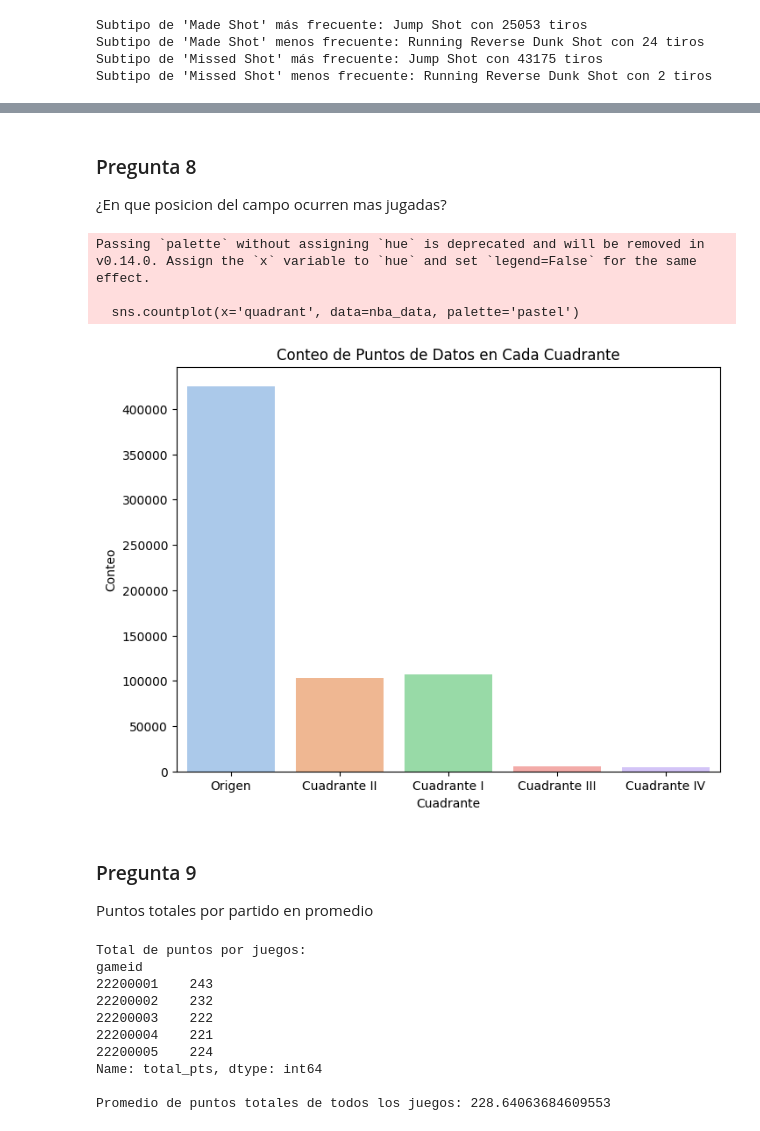
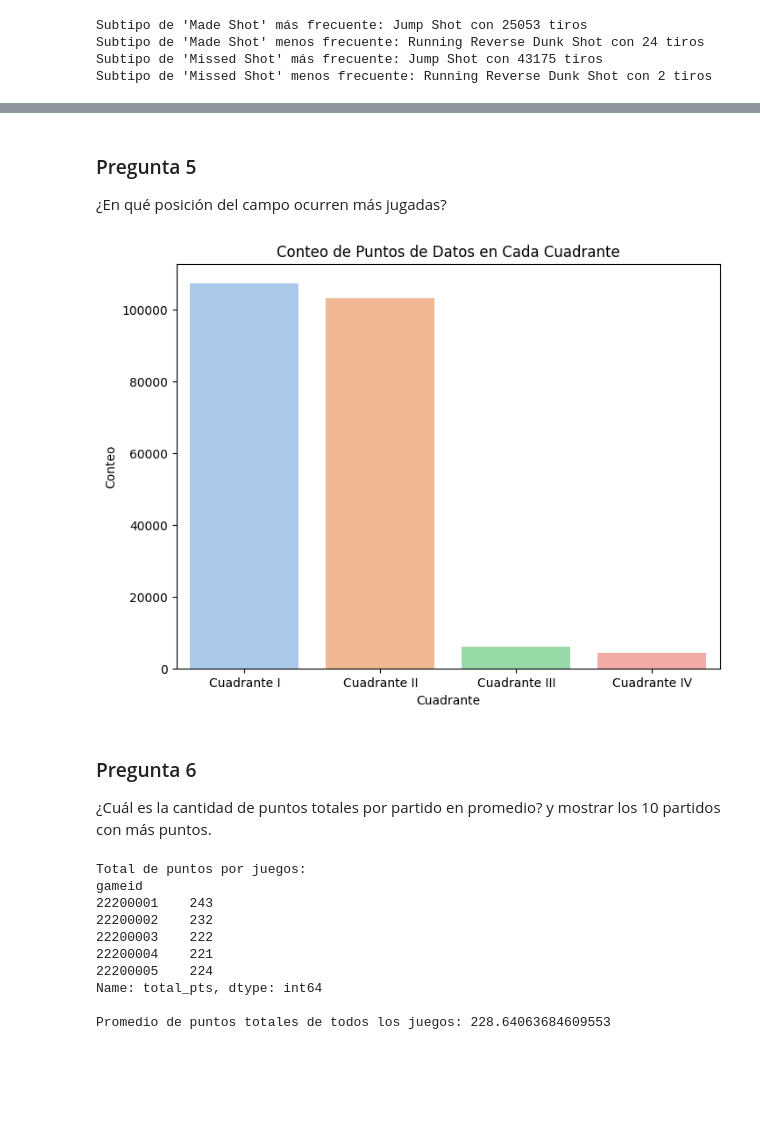
Before and after one commit to JoseGarayar/EDA_nba_data_analytics, a Jupyter notebook: eda_nba.ipynb, the cells around one changed output, grey strips where cells are left out. Cells and saved outputs as stored; diff of their text form; code cells hidden in the pictures; blank space fills up the shorter version.

```diff
--- a/eda_nba.ipynb
+++ b/eda_nba.ipynb
@@ -1063,41 +1007,44 @@ Passing `palette` without assigning `hue` is deprecated and will be removed in v
 [figure]
 # %% [markdown]
-### Pregunta 8
+### Pregunta 5
 
-¿En que posicion del campo ocurren mas jugadas?
+¿En qué posición del campo ocurren más jugadas?
 # %%
 # Definir una función para determinar el cuadrante basado en los valores de x e y
 def get_quadrant(x, y):
     if x > 0 and y > 0:
         return 'Cuadrante I'
     elif x < 0 and y > 0:
         return 'Cuadrante II'
     elif x < 0 and y < 0:
         return 'Cuadrante III'
     elif x > 0 and y < 0:
         return 'Cuadrante IV'
     else:
         return 'Origen'
 
 # Aplicar la función para crear una nueva columna 'quadrant' (cuadrante)
 nba_data['quadrant'] = nba_data.apply(lambda row: get_quadrant(row['x'], row['y']), axis=1)
 
+# Filtrar el DataFrame para excluir el 'Origen'
+filtered_nba_data = nba_data[nba_data['quadrant'] != 'Origen']
+
+# Ordenar los datos por la columna 'quadrant' alfabéticamente
+filtered_nba_data = filtered_nba_data.sort_values(by='quadrant')
+
 # Graficar usando Seaborn
 plt.figure(figsize=(8, 6))
-sns.countplot(x='quadrant', data=nba_data, palette='pastel')
+sns.countplot(x='quadrant', hue='quadrant', data=filtered_nba_data, palette='pastel')
 plt.title('Conteo de Puntos de Datos en Cada Cuadrante')
 plt.xlabel('Cuadrante')
 plt.ylabel('Conteo')
 plt.show()
 # %% [output]
-Passing `palette` without assigning `hue` is deprecated and will be removed in v0.14.0. Assign the `x` variable to `hue` and set `legend=False` for the same effect.
-
-  sns.countplot(x='quadrant', data=nba_data, palette='pastel')
-[figure, old version]
+[figure, new version]
 # %% [markdown]
-### Pregunta 9
+### Pregunta 6
 
-Puntos totales por partido en promedio
+¿Cuál es la cantidad de puntos totales por partido en promedio? y mostrar los 10 partidos con más puntos.
 # %%
 # Agrupar por 'gameid' y encontrar el valor máximo de 'total_points' en cada grupo
 total_points_per_game = nba_data.groupby('gameid')['total_pts'].max()
```
Also changed, not shown: parts of 21 cells of this notebook.
